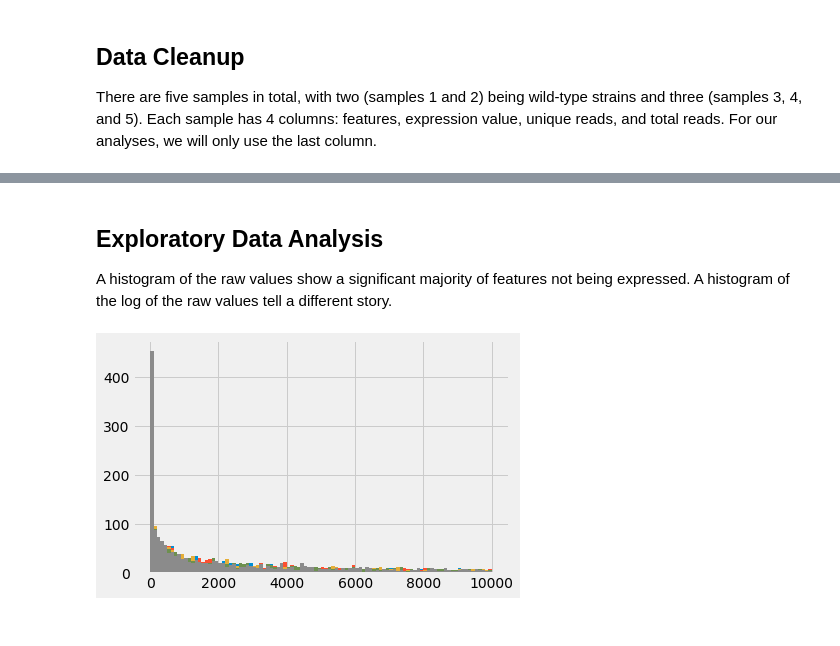
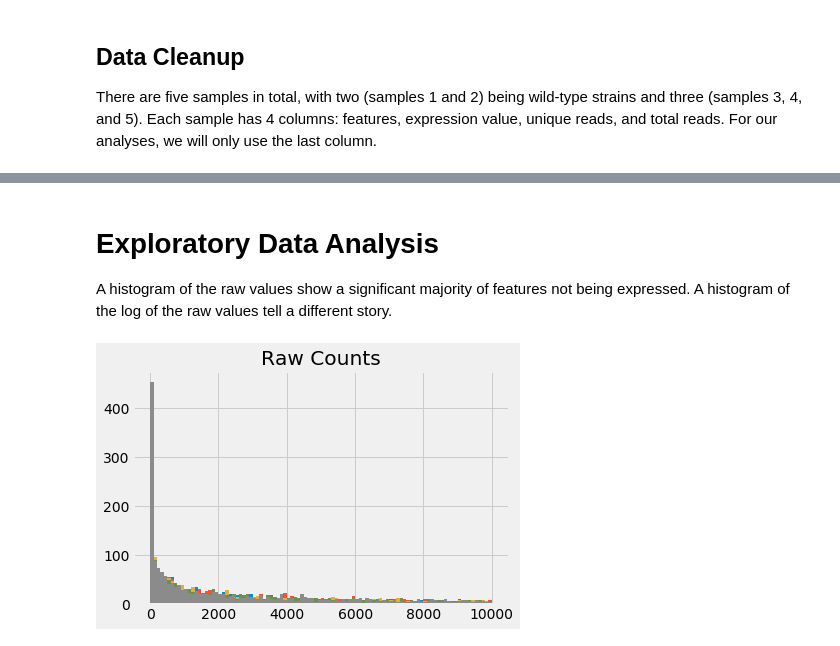
Before and after one commit to ivalexander13/mrsa-nisin-resistance, a Jupyter notebook: MRSA_Nisin_Resistance.ipynb, the cells around one changed output, grey strips where cells are left out. Cells and saved outputs as stored; diff of their text form; code cells hidden in the pictures.

```diff
--- a/MRSA_Nisin_Resistance.ipynb
+++ b/MRSA_Nisin_Resistance.ipynb
@@ -81,13 +83,15 @@ raws
 # %% [markdown]
-## Exploratory Data Analysis
+# Exploratory Data Analysis
+
 A histogram of the raw values show a significant majority of features not being expressed. A histogram of the log of the raw values tell a different story.
 # %%
 histrange = [0, 10000]
 raws.iloc[:, 1].hist(bins=100, range=histrange)
 raws.iloc[:, 2].hist(bins=100, range=histrange)
 raws.iloc[:, 3].hist(bins=100, range=histrange)
 raws.iloc[:, 4].hist(bins=100, range=histrange)
 raws.iloc[:, 5].hist(bins=100, range=histrange)
+plt.title('Raw Counts')
 plt.show()
 # %% [output]
-[figure, old version]
+[figure, new version]
```
Also changed, not shown: parts of 37 cells of this notebook.
